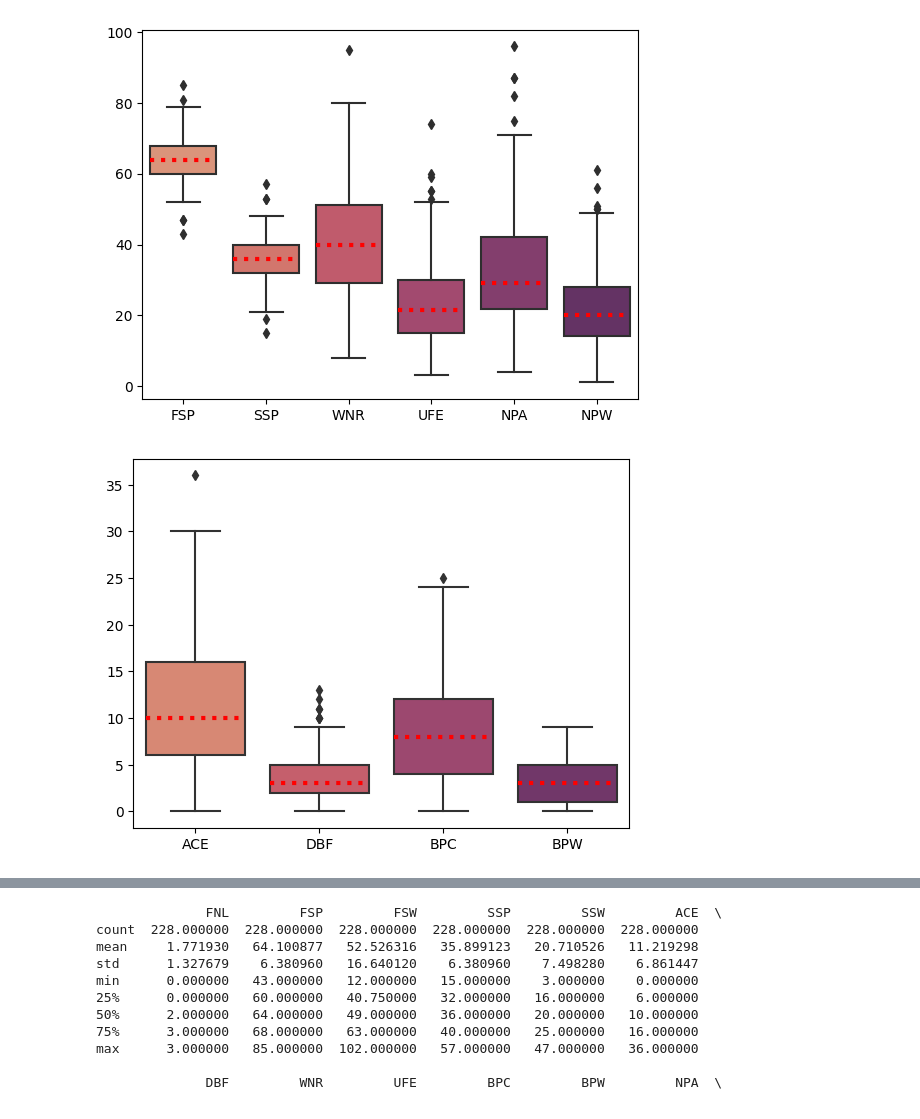
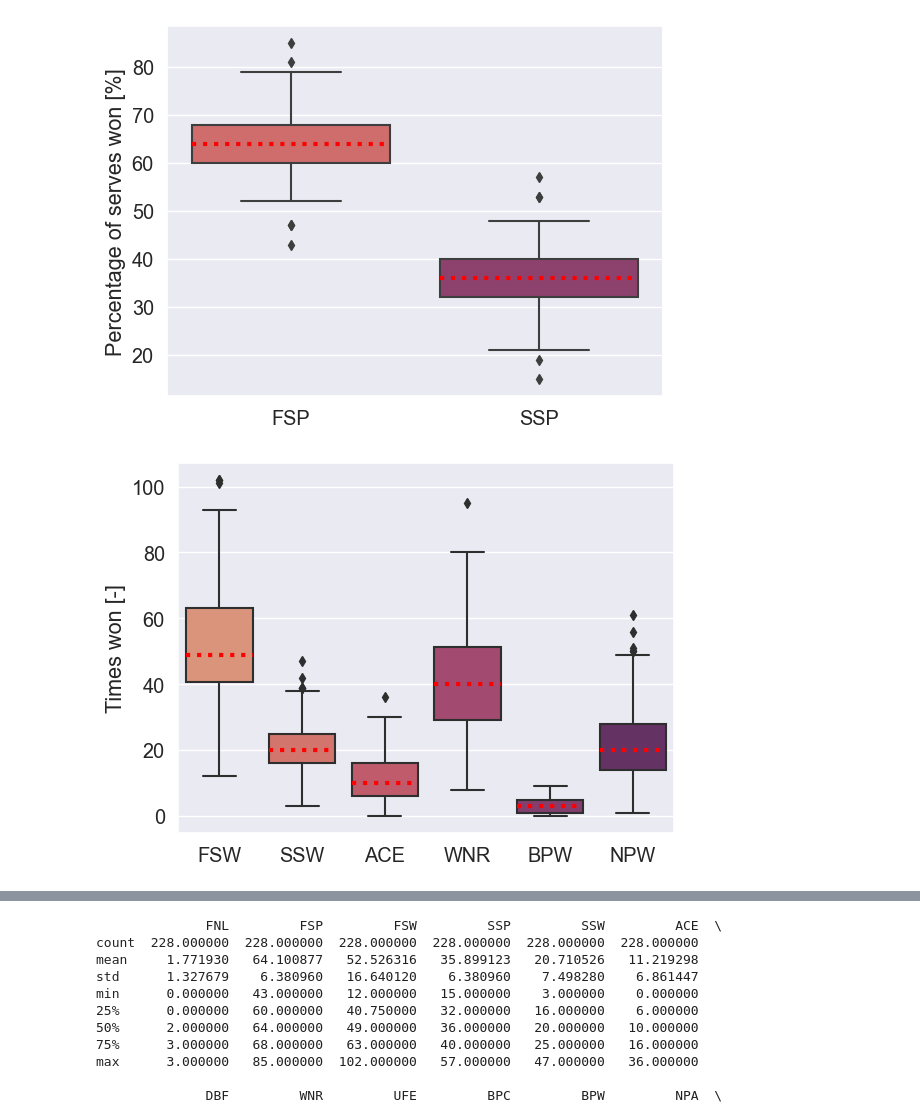
Before and after one commit to danatheresa/Machine_learning_code, a Jupyter notebook: exercise2.ipynb, the cells around one changed output, grey strips where cells are left out. Drawn from its saved outputs; the diff is of its cells as text; code cells hidden in the pictures.

Commit message:
Changed some plotting fonts and saving

```diff
--- a/exercise2.ipynb
+++ b/exercise2.ipynb
@@ -29,18 +29,24 @@ tennis12 = tennis12.replace('NA    ', np.nan)
 tennis12 = tennis12.replace(r'^\s*$', np.nan, regex=True)
 
 tennis12= tennis12.apply(pd.to_numeric, errors='ignore')
+tennis12.describe()
 #print(tennis12.dtypes)
 
 # Plot
-sns.boxplot(data=tennis12[["ST1","ST2","ST3","ST4","ST5"]], palette='flare', medianprops={'color': 'red', 'ls': ':', 'lw': 3})
-
+sns.set(font_scale = 1.3)
+sns.boxplot(data=tennis12[["ST1","ST2","ST3","ST4","ST5"]], palette='flare', medianprops={'color': 'red', 'ls': ':', 'lw': 3}).set_ylabel('Set score [-]')
+plt.savefig("boxplot1", dpi = 1000)
 plt.show()
 
-sns.boxplot(data=tennis12[["FSP","SSP","WNR","UFE","NPA","NPW"]], palette='flare', medianprops={'color': 'red', 'ls': ':', 'lw': 3})
-
+sns.boxplot(data=tennis12[["FSP","SSP"]], palette='flare', medianprops={'color': 'red', 'ls': ':', 'lw': 3}).set(ylabel='Percentage of serves won [%]')
+plt.savefig("boxplot2", dpi = 1000)
 plt.show()
 
-sns.boxplot(data=tennis12[["ACE","DBF","BPC","BPW"]], palette='flare', medianprops={'color': 'red', 'ls': ':', 'lw': 3})
+sns.boxplot(data=tennis12[["FSW","SSW","ACE","WNR", "BPW", "NPW"]], palette='flare', medianprops={'color': 'red', 'ls': ':', 'lw': 3}).set(ylabel='Times won [-]')
+plt.savefig("boxplot3", dpi = 1000)
+plt.show()
 
+sns.boxplot(data=tennis12[["DBF","UFE", "BPC", "NPA" ]], palette='flare', medianprops={'color': 'red', 'ls': ':', 'lw': 3}).set(ylabel='Errors commited or points attempted [-]')
+plt.savefig("boxplot4", dpi = 1000)
 plt.show()
 # %% [output]
@@ -48,2 +54,2 @@ plt.show()
-[figure, old version]
+[figure, new version]
-[figure, old version]
+[figure, new version]
```
Also changed, not shown: parts of 4 cells of this notebook.
